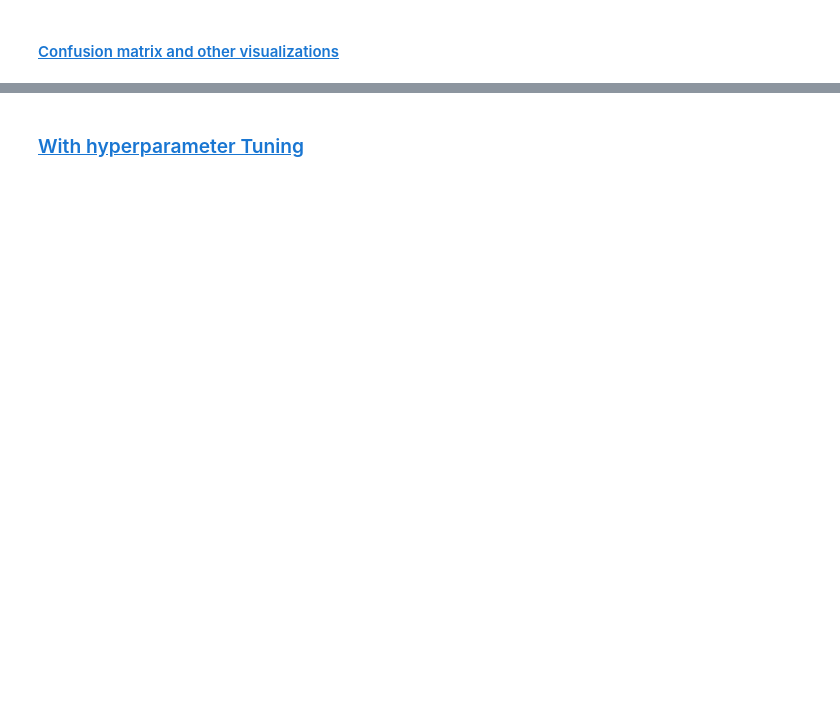
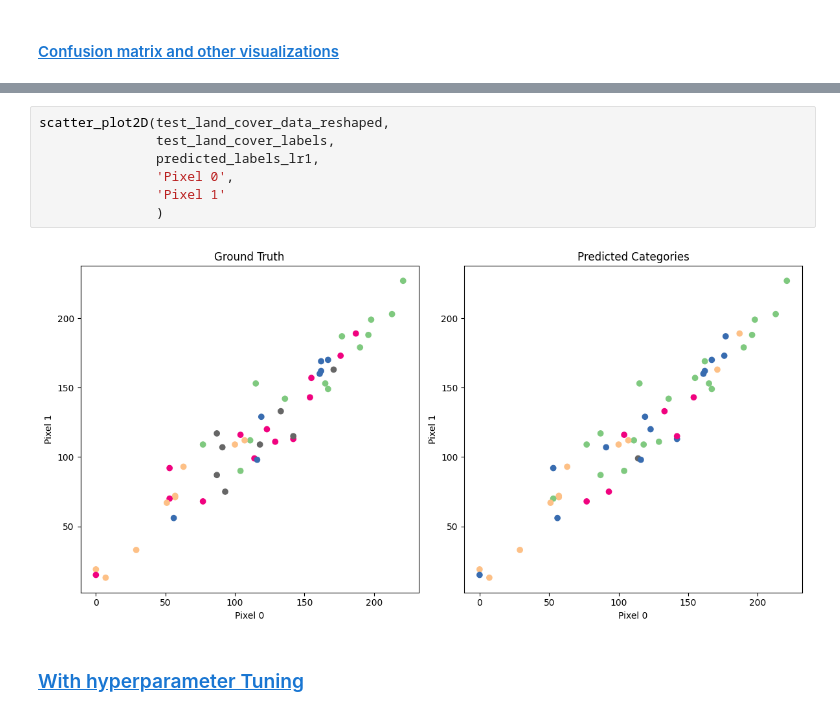
Before and after one commit to Suhaas0079/DS, a Jupyter notebook: Technicals/Python/BDML-CW5/Assignment.ipynb, the cells around one changed output, grey strips where cells are left out. Drawn from its saved outputs; the diff is of its cells as text; blank space fills up the shorter version.

```diff
--- a/Technicals/Python/BDML-CW5/Assignment.ipynb
+++ b/Technicals/Python/BDML-CW5/Assignment.ipynb
@@ -383,3 +266,12 @@ plt.show()
+# %%
+scatter_plot2D(test_land_cover_data_reshaped,
+               test_land_cover_labels,
+               predicted_labels_lr1,
+               'Pixel 0',
+               'Pixel 1'
+               )
+# %% [output]
+[figure, added]
 # %% [markdown]
 ### <a id='toc5_4_2_'></a>[With hyperparameter Tuning](#toc0_)
 # %%
```
Also changed, not shown: parts of 146 cells of this notebook.
